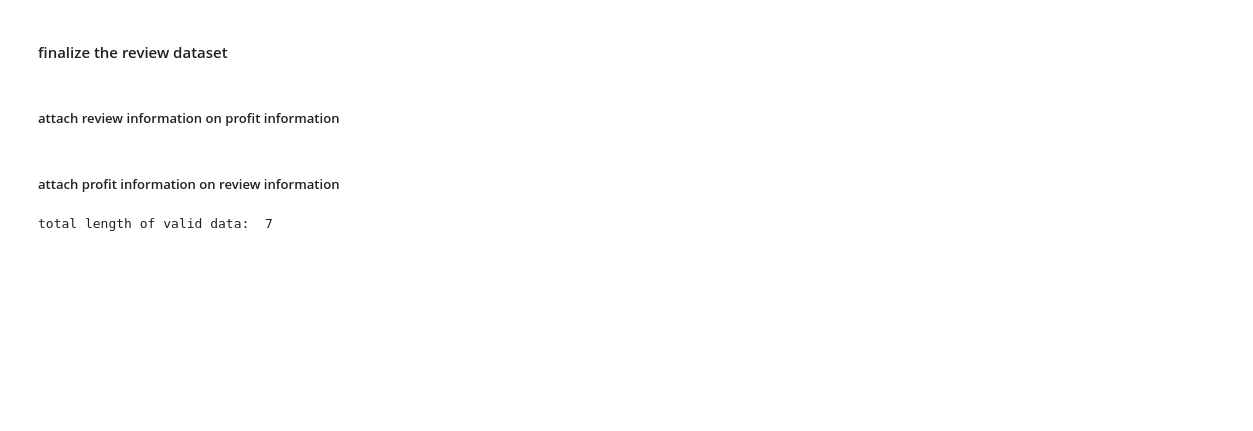
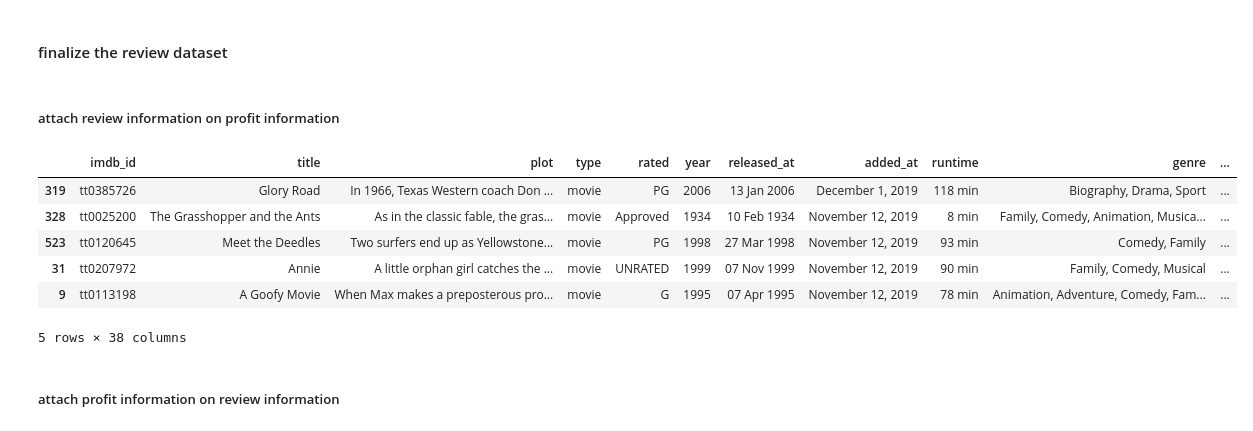
Before and after one commit to ZhimingMei/MGT4187-Project, a Jupyter notebook: data_matching/match.ipynb, the cells around one changed output. Cells and saved outputs as stored; diff of their text form; code cells hidden in the pictures; blank space fills up the shorter version.

```diff
--- a/data_matching/match.ipynb
+++ b/data_matching/match.ipynb
@@ -190,8 +190,18 @@ the matched results from all review data: 657
 # %%
 # match with profit & production data
 
 tv_show.rename(columns={'Show': 'title'}, inplace=True)
 disney_plus = pd.merge(disney_plus, tv_show, on='title', how='left')
+
+disney_plus.sample(5)
+# %% [output]
+|  | imdb_id | title | plot | type | rated | year | released_at | added_at | runtime | genre | ... |
+| 319 | tt0385726 | Glory Road | In 1966, Texas Western coach Don ... | movie | PG | 2006 | 13 Jan 2006 | December 1, 2019 | 118 min | Biography, Drama, Sport | ... |
+| 328 | tt0025200 | The Grasshopper and the Ants | As in the classic fable, the gras... | movie | Approved | 1934 | 10 Feb 1934 | November 12, 2019 | 8 min | Family, Comedy, Animation, Musica... | ... |
+| 523 | tt0120645 | Meet the Deedles | Two surfers end up as Yellowstone... | movie | PG | 1998 | 27 Mar 1998 | November 12, 2019 | 93 min | Comedy, Family | ... |
+| 31 | tt0207972 | Annie | A little orphan girl catches the ... | movie | UNRATED | 1999 | 07 Nov 1999 | November 12, 2019 | 90 min | Family, Comedy, Musical | ... |
+| 9 | tt0113198 | A Goofy Movie | When Max makes a preposterous pro... | movie | G | 1995 | 07 Apr 1995 | November 12, 2019 | 78 min | Animation, Adventure, Comedy, Fam... | ... |
+5 rows × 38 columns
 # %%
 valid_data = disney_plus.loc[((disney_plus['matched_profit_indicator']==1)&(disney_plus['matched_all_review_indicator']==1))]
 ## question: only 7 entries...
@@ -200,10 +210,8 @@ valid_data = disney_plus.loc[((disney_plus['matched_profit_indicator']==1)&(disn
 # %%
 # match with profit & production data
 
-tv_show.rename(columns={'Show': 'title'}, inplace=True)
-tv_show = pd.merge(tv_show, disney_plus, on='title', how='left')
+# tv_show.rename(columns={'Show': 'title'}, inplace=True)
+# tv_show = pd.merge(tv_show, disney_plus, on='title', how='left')
 
-valid_data = tv_show.loc[((tv_show['matched_profit_indicator']==1)&(tv_show['matched_all_review_indicator']==1))]
-print('total length of valid data: ', valid_data.__len__())
+# valid_data = tv_show.loc[((tv_show['matched_profit_indicator']==1)&(tv_show['matched_all_review_indicator']==1))]
+# print('total length of valid data: ', valid_data.__len__())
-# %% [output]
-total length of valid data:  7
```
Also changed, not shown: parts of 8 cells of this notebook, 1 other file.
